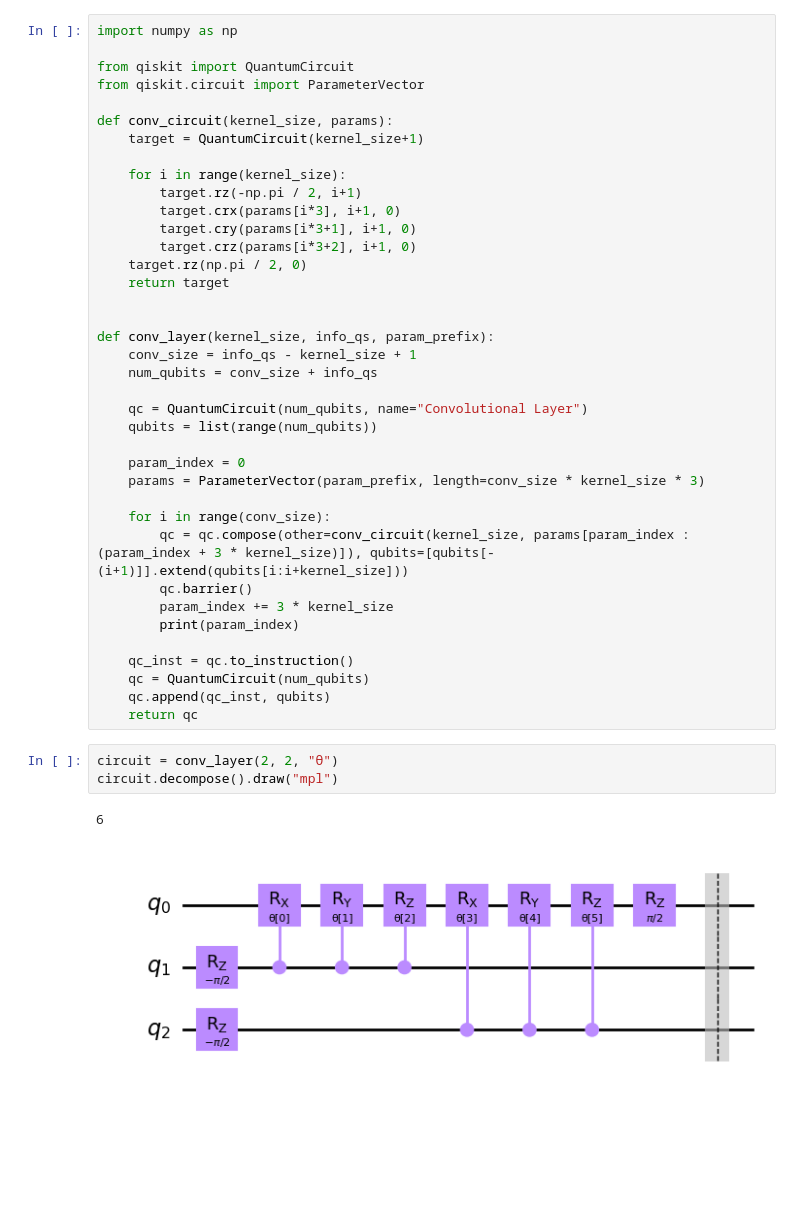
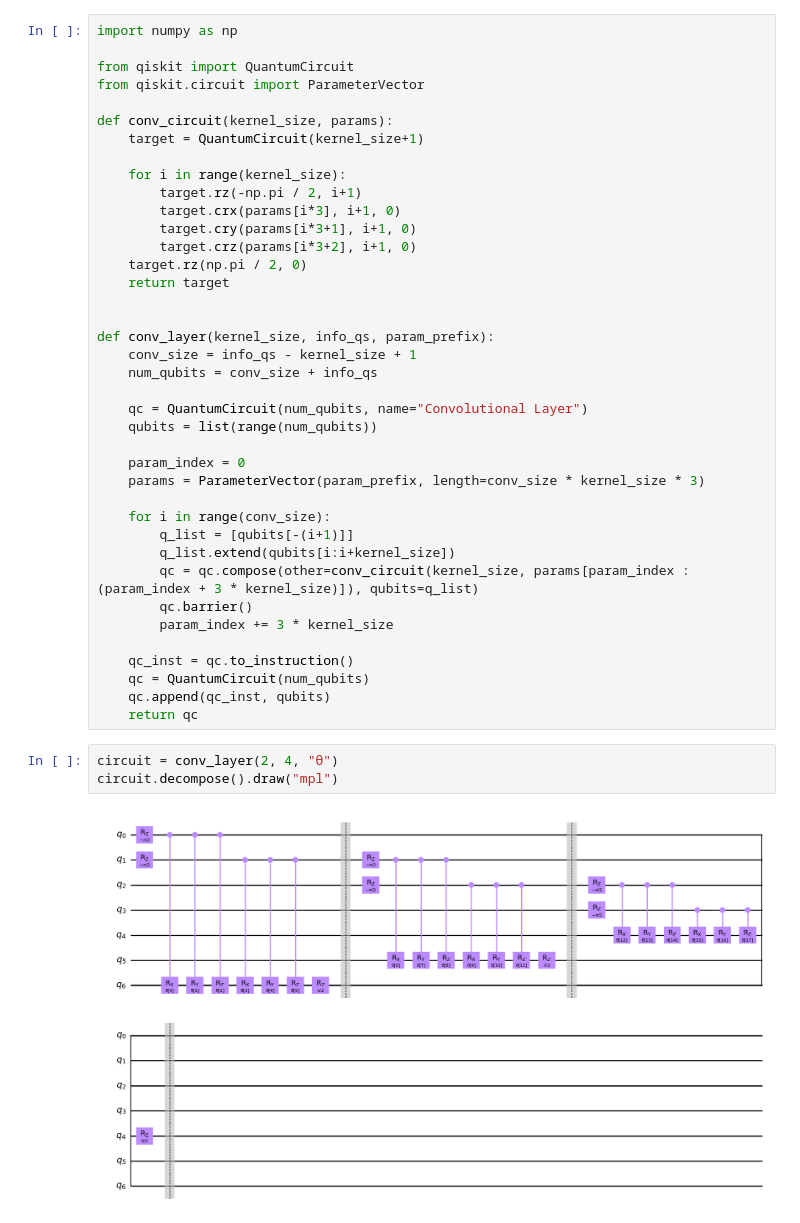
Before and after one commit to halcdev/qcnn, a Jupyter notebook: Subteam 2/CRCartQCNN.ipynb, the cells around one changed output. Cells and saved outputs as stored; diff of their text form; blank space fills up the shorter version.

```diff
--- a/Subteam 2/CRCartQCNN.ipynb
+++ b/Subteam 2/CRCartQCNN.ipynb
@@ -27,18 +27,18 @@ def conv_layer(kernel_size, info_qs, param_prefix):
     params = ParameterVector(param_prefix, length=conv_size * kernel_size * 3)
 
     for i in range(conv_size):
-        qc = qc.compose(other=conv_circuit(kernel_size, params[param_index : (param_index + 3 * kernel_size)]), qubits=[qubits[-(i+1)]].extend(qubits[i:i+kernel_size]))
+        q_list = [qubits[-(i+1)]]
+        q_list.extend(qubits[i:i+kernel_size])
+        qc = qc.compose(other=conv_circuit(kernel_size, params[param_index : (param_index + 3 * kernel_size)]), qubits=q_list)
         qc.barrier()
         param_index += 3 * kernel_size
-        print(param_index)
 
     qc_inst = qc.to_instruction()
     qc = QuantumCircuit(num_qubits)
     qc.append(qc_inst, qubits)
     return qc
 # %%
-circuit = conv_layer(2, 2, "θ")
+circuit = conv_layer(2, 4, "θ")
 circuit.decompose().draw("mpl")
 # %% [output]
-6
-[figure, old version]
+[figure, new version]
```
Also changed, not shown: 1 other file.
